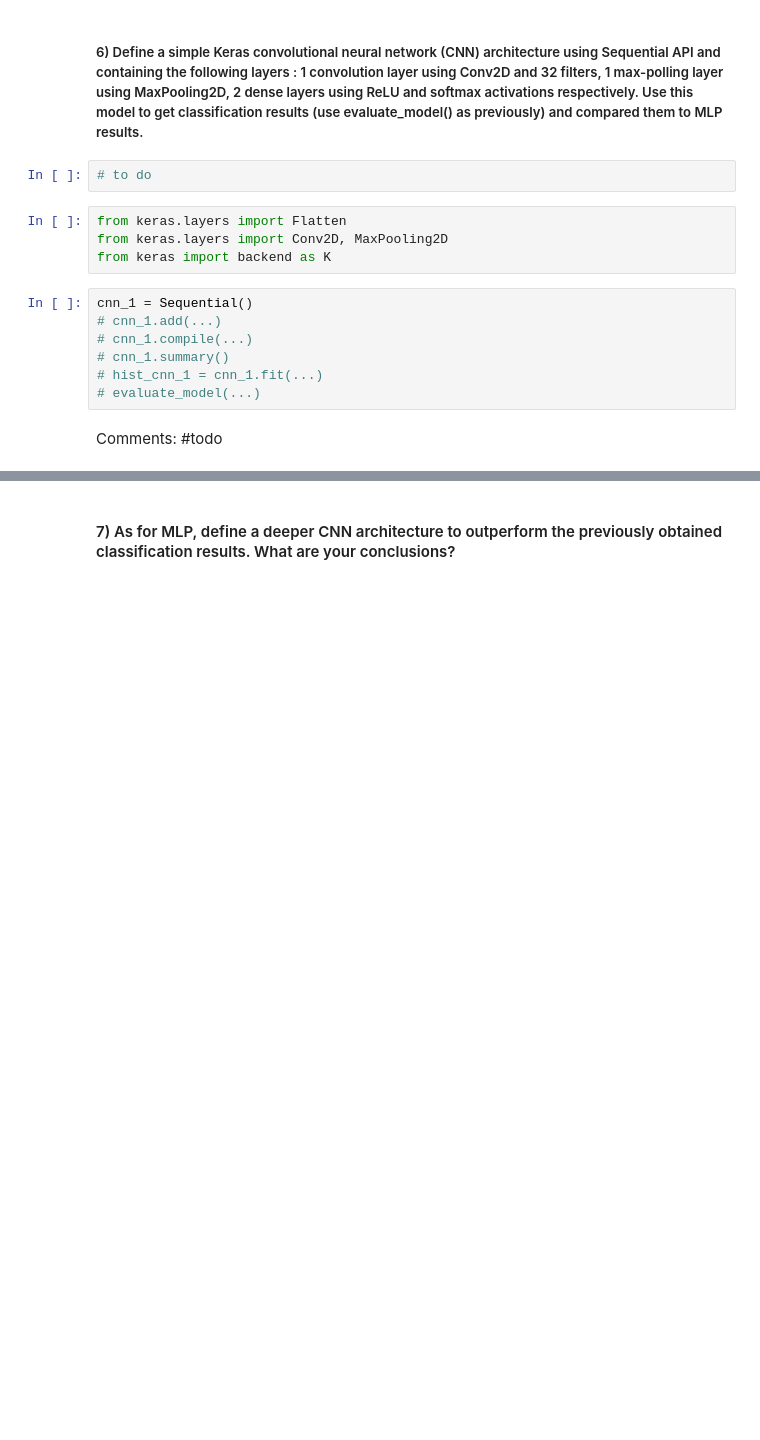
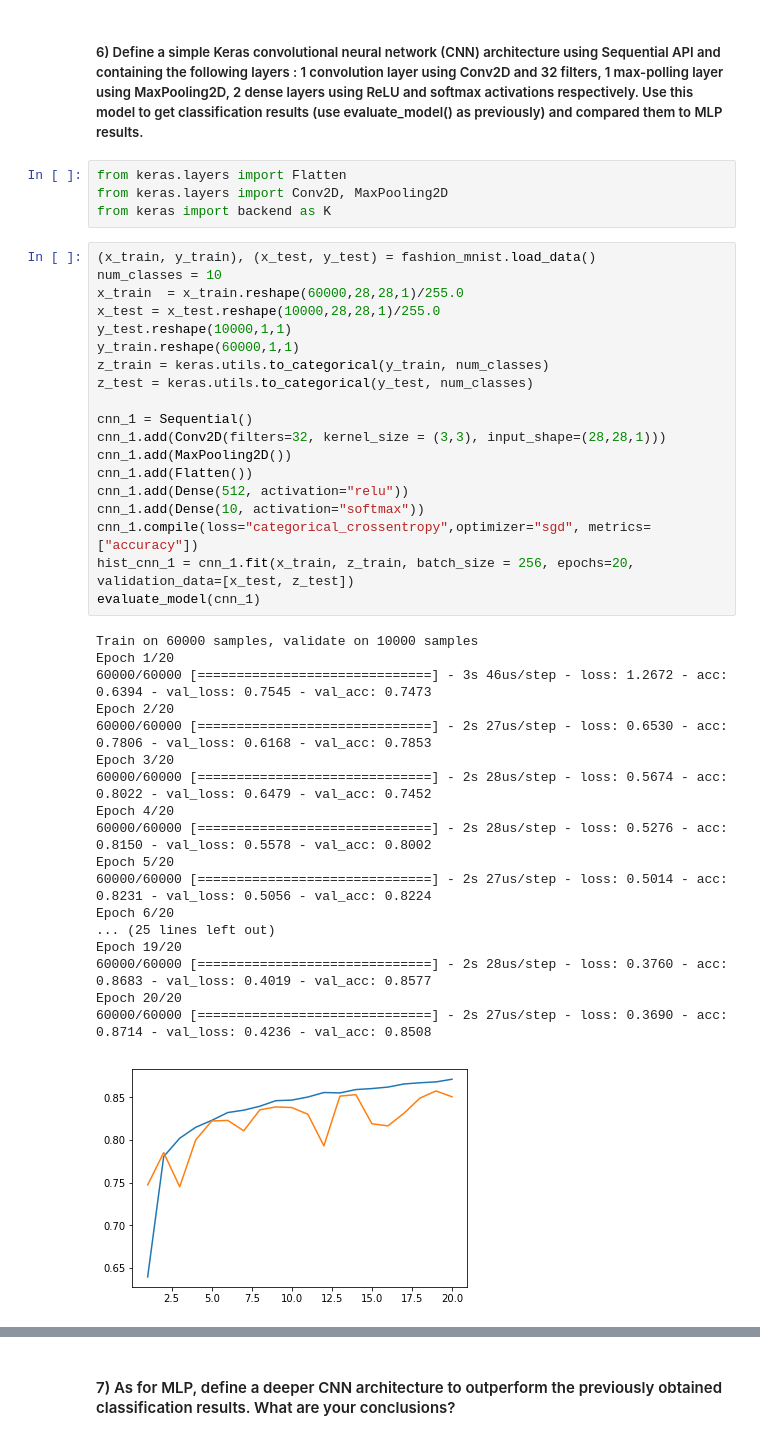
Before and after one commit to iqdecay/DeepLearning, a Jupyter notebook: LabSession5-CNN_Fashion-MNIST-student.ipynb, the cells around one changed output, grey strips where cells are left out. Cells and saved outputs as stored; diff of their text form; blank space fills up the shorter version.

```diff
--- a/LabSession5-CNN_Fashion-MNIST-student.ipynb
+++ b/LabSession5-CNN_Fashion-MNIST-student.ipynb
@@ -140,18 +186,45 @@ Conclusion: # todo
 ### Part 3 - Convolutional neural networks
 # %% [markdown]
 ##### 6) Define a simple Keras convolutional neural network (CNN) architecture using Sequential API and containing the following layers : 1 convolution layer using Conv2D and 32 filters, 1 max-polling layer using MaxPooling2D, 2 dense layers using ReLU and softmax activations respectively. Use this model to get classification results (use evaluate_model() as previously) and compared them to MLP results.
-# %%
-# to do
 # %%
 from keras.layers import Flatten
 from keras.layers import Conv2D, MaxPooling2D
 from keras import backend as K
-# %%
-cnn_1 = Sequential()
-# cnn_1.add(...)
-# cnn_1.compile(...)
-# cnn_1.summary()
-# hist_cnn_1 = cnn_1.fit(...)
-# evaluate_model(...)
-# %% [markdown]
-Comments: #todo
+# %%
+(x_train, y_train), (x_test, y_test) = fashion_mnist.load_data()
+num_classes = 10
+x_train  = x_train.reshape(60000,28,28,1)/255.0
+x_test = x_test.reshape(10000,28,28,1)/255.0
+y_test.reshape(10000,1,1)
+y_train.reshape(60000,1,1)
+z_train = keras.utils.to_categorical(y_train, num_classes)
+z_test = keras.utils.to_categorical(y_test, num_classes)
+
+cnn_1 = Sequential()
+cnn_1.add(Conv2D(filters=32, kernel_size = (3,3), input_shape=(28,28,1)))
+cnn_1.add(MaxPooling2D())
+cnn_1.add(Flatten())
+cnn_1.add(Dense(512, activation="relu"))
+cnn_1.add(Dense(10, activation="softmax"))
+cnn_1.compile(loss="categorical_crossentropy",optimizer="sgd", metrics=["accuracy"])
+hist_cnn_1 = cnn_1.fit(x_train, z_train, batch_size = 256, epochs=20, validation_data=[x_test, z_test])
+evaluate_model(cnn_1)
+# %% [output]
+Train on 60000 samples, validate on 10000 samples
+Epoch 1/20
+60000/60000 [==============================] - 3s 46us/step - loss: 1.2672 - acc: 0.6394 - val_loss: 0.7545 - val_acc: 0.7473
+Epoch 2/20
+60000/60000 [==============================] - 2s 27us/step - loss: 0.6530 - acc: 0.7806 - val_loss: 0.6168 - val_acc: 0.7853
+Epoch 3/20
+60000/60000 [==============================] - 2s 28us/step - loss: 0.5674 - acc: 0.8022 - val_loss: 0.6479 - val_acc: 0.7452
+Epoch 4/20
+60000/60000 [==============================] - 2s 28us/step - loss: 0.5276 - acc: 0.8150 - val_loss: 0.5578 - val_acc: 0.8002
+Epoch 5/20
+60000/60000 [==============================] - 2s 27us/step - loss: 0.5014 - acc: 0.8231 - val_loss: 0.5056 - val_acc: 0.8224
+Epoch 6/20
+... (25 lines left out)
+Epoch 19/20
+60000/60000 [==============================] - 2s 28us/step - loss: 0.3760 - acc: 0.8683 - val_loss: 0.4019 - val_acc: 0.8577
+Epoch 20/20
+60000/60000 [==============================] - 2s 27us/step - loss: 0.3690 - acc: 0.8714 - val_loss: 0.4236 - val_acc: 0.8508
+[figure, added]
```
Also changed, not shown: parts of 20 cells of this notebook.
